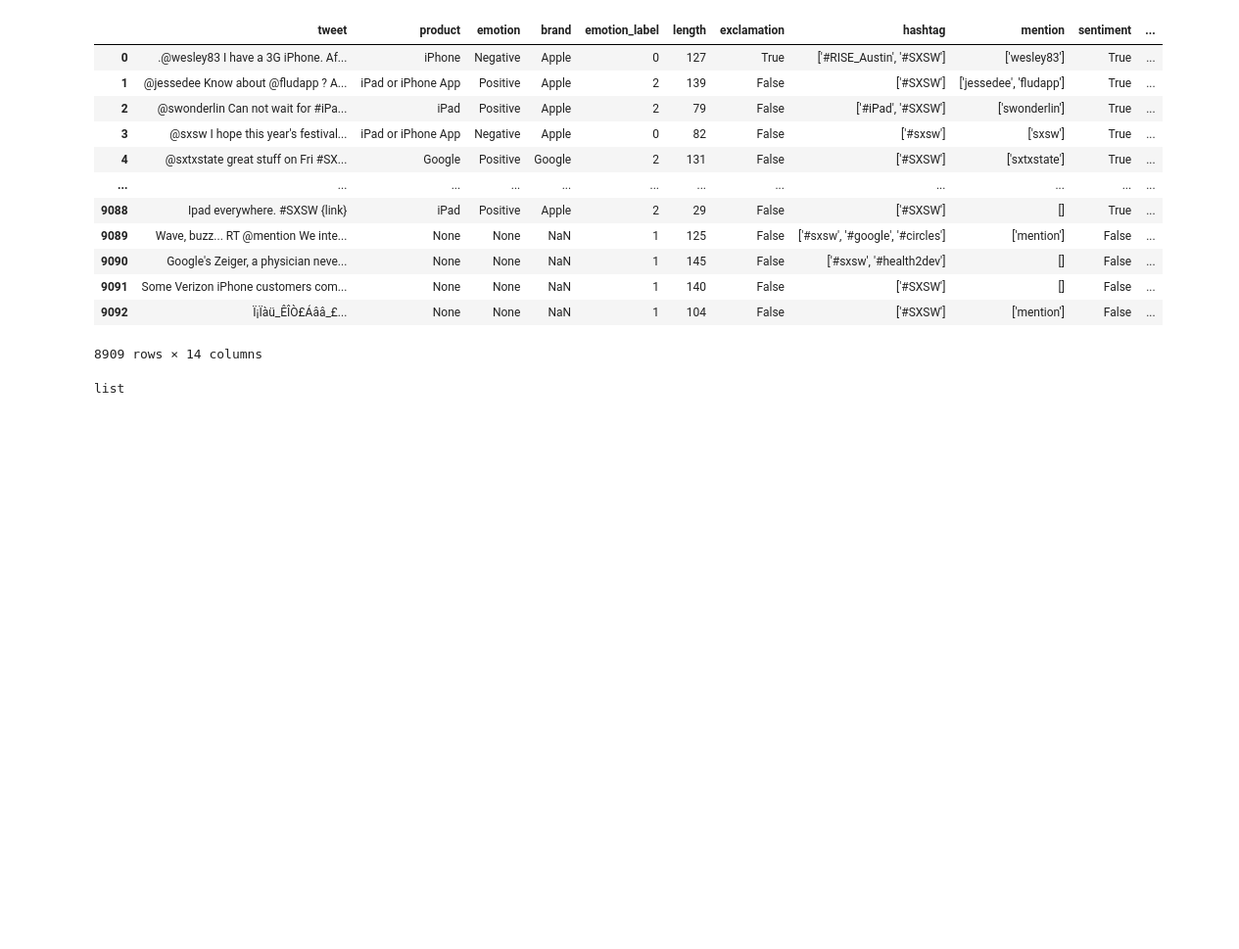
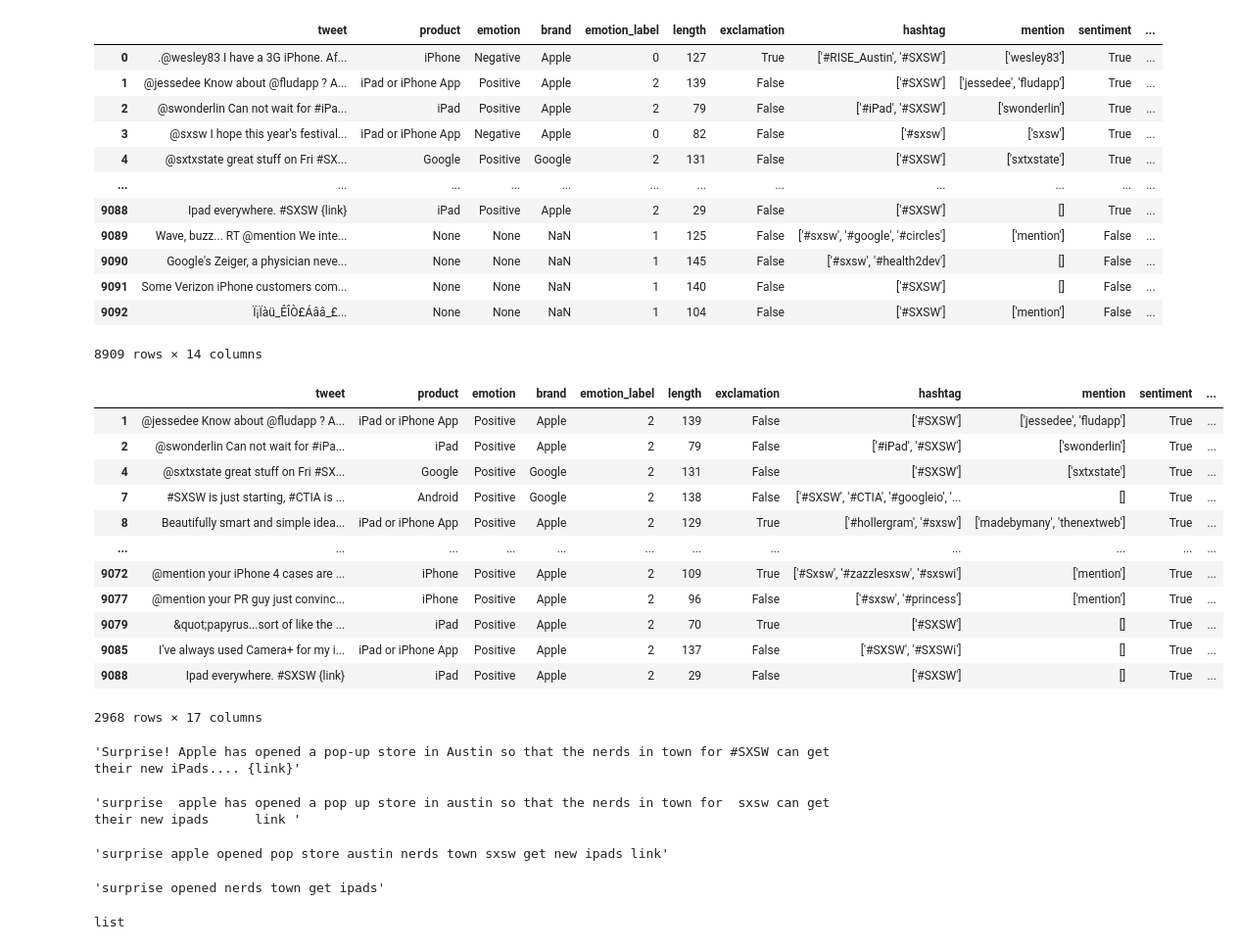
Before and after one commit to AJMarshall-25/Tweet_NLP_Project, a Jupyter notebook: notebooks/Alex/111821 wordcloud tests.ipynb, the cells around one changed output. Shown at 98% size. Drawn from its saved outputs; the diff is of its cells as text; code cells hidden in the pictures; blank space fills up the shorter version.

```diff
--- a/notebooks/Alex/111821 wordcloud tests.ipynb
+++ b/notebooks/Alex/111821 wordcloud tests.ipynb
@@ -23,4 +23,38 @@ main_df
 8909 rows × 14 columns
+# %%
+pos_df = main_df[main_df['emotion'] == 'Positive']
+# %%
+pos_df
+# %% [output]
+|  | tweet | product | emotion | brand | emotion_label | length | exclamation | hashtag | mention | sentiment | ... |
+| 1 | @jessedee Know about @fludapp ? A... | iPad or iPhone App | Positive | Apple | 2 | 139 | False | ['#SXSW'] | ['jessedee', 'fludapp'] | True | ... |
+| 2 | @swonderlin Can not wait for #iPa... | iPad | Positive | Apple | 2 | 79 | False | ['#iPad', '#SXSW'] | ['swonderlin'] | True | ... |
+| 4 | @sxtxstate great stuff on Fri #SX... | Google | Positive | Google | 2 | 131 | False | ['#SXSW'] | ['sxtxstate'] | True | ... |
+| 7 | #SXSW is just starting, #CTIA is ... | Android | Positive | Google | 2 | 138 | False | ['#SXSW', '#CTIA', '#googleio', '... | [] | True | ... |
+| 8 | Beautifully smart and simple idea... | iPad or iPhone App | Positive | Apple | 2 | 129 | True | ['#hollergram', '#sxsw'] | ['madebymany', 'thenextweb'] | True | ... |
+| ... | ... | ... | ... | ... | ... | ... | ... | ... | ... | ... | ... |
+| 9072 | @mention your iPhone 4 cases are ... | iPhone | Positive | Apple | 2 | 109 | True | ['#Sxsw', '#zazzlesxsw', '#sxswi'] | ['mention'] | True | ... |
+| 9077 | @mention your PR guy just convinc... | iPhone | Positive | Apple | 2 | 96 | False | ['#sxsw', '#princess'] | ['mention'] | True | ... |
+| 9079 | &quot;papyrus...sort of like the ... | iPad | Positive | Apple | 2 | 70 | True | ['#SXSW'] | [] | True | ... |
+| 9085 | I've always used Camera+ for my i... | iPad or iPhone App | Positive | Apple | 2 | 137 | False | ['#SXSW', '#SXSWi'] | [] | True | ... |
+| 9088 | Ipad everywhere. #SXSW {link} | iPad | Positive | Apple | 2 | 29 | False | ['#SXSW'] | [] | True | ... |
+2968 rows × 17 columns
+# %%
+pos_df['tweet'].iloc[110]
+# %% [output]
+'Surprise! Apple has opened a pop-up store in Austin so that the nerds in town for #SXSW can get their new iPads.... {link}'
+# %%
+pos_df['clean_tweet'].iloc[110]
+# %% [output]
+'surprise  apple has opened a pop up store in austin so that the nerds in town for  sxsw can get their new ipads      link '
+# %%
+pos_df['tokens_joined'].iloc[110]
+# %% [output]
+'surprise apple opened pop store austin nerds town sxsw get new ipads link'
+# %%
+pos_df['sparse_joined'].iloc[110]
+# %% [output]
+'surprise opened nerds town get ipads'
 # %%
 # convert lists back into form from strings after import (because import treats list as strings)
 
```
Also changed, not shown: parts of 3 cells of this notebook, 1 other file.
